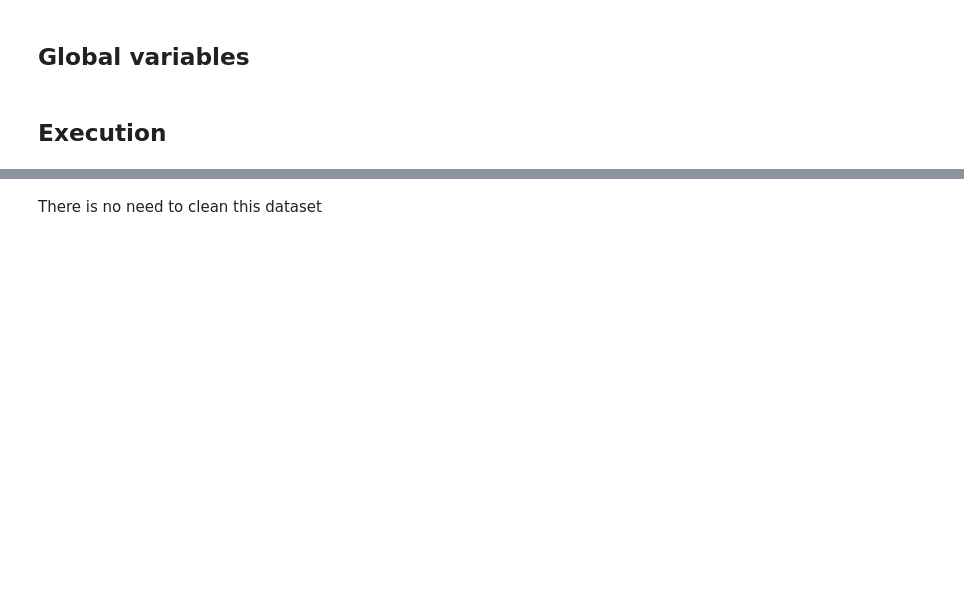
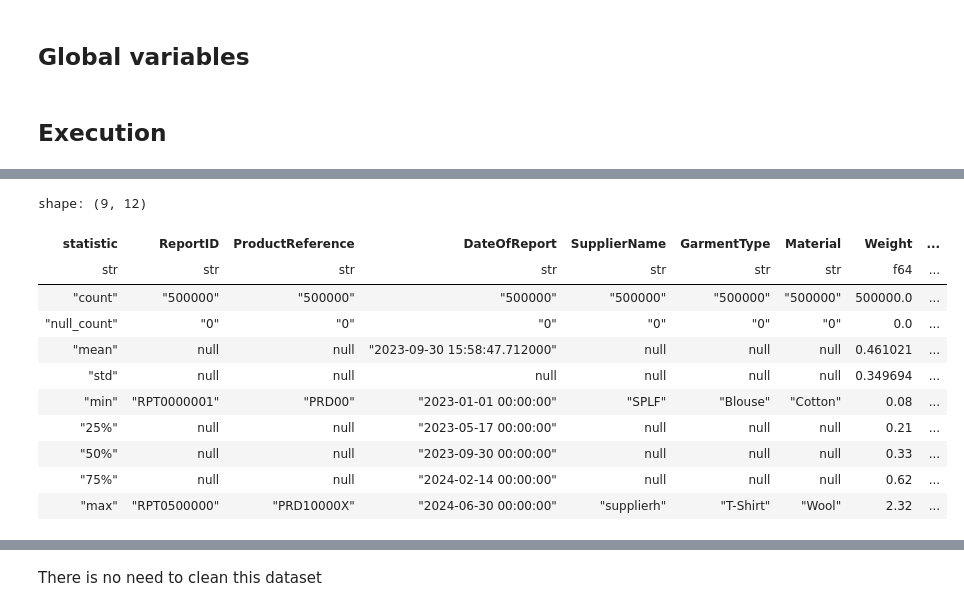
Before and after one commit to uligt/capstone, a Jupyter notebook: notebooks/1. Data cleaning.ipynb, the cells around one changed output, grey strips where cells are left out. Drawn from its saved outputs; the diff is of its cells as text; code cells hidden in the pictures; blank space fills up the shorter version.

```diff
--- a/notebooks/1. Data cleaning.ipynb
+++ b/notebooks/1. Data cleaning.ipynb
@@ -57,0 +40,15 @@ df_density_report = df_density_report.with_columns([
+# %%
+df_density_report.describe()
+# %% [output]
+shape: (9, 12)
+| statistic | ReportID | ProductReference | DateOfReport | SupplierName | GarmentType | Material | Weight | ... |
+| str | str | str | str | str | str | str | f64 | ... |
+| "count" | "500000" | "500000" | "500000" | "500000" | "500000" | "500000" | 500000.0 | ... |
+| "null_count" | "0" | "0" | "0" | "0" | "0" | "0" | 0.0 | ... |
+| "mean" | null | null | "2023-09-30 15:58:47.712000" | null | null | null | 0.461021 | ... |
+| "std" | null | null | null | null | null | null | 0.349694 | ... |
+| "min" | "RPT0000001" | "PRD00" | "2023-01-01 00:00:00" | "SPLF" | "Blouse" | "Cotton" | 0.08 | ... |
+| "25%" | null | null | "2023-05-17 00:00:00" | null | null | null | 0.21 | ... |
+| "50%" | null | null | "2023-09-30 00:00:00" | null | null | null | 0.33 | ... |
+| "75%" | null | null | "2024-02-14 00:00:00" | null | null | null | 0.62 | ... |
+| "max" | "RPT0500000" | "PRD10000X" | "2024-06-30 00:00:00" | "supplierh" | "T-Shirt" | "Wool" | 2.32 | ... |
```
Also changed, not shown: parts of 78 cells of this notebook, 6 other files.
